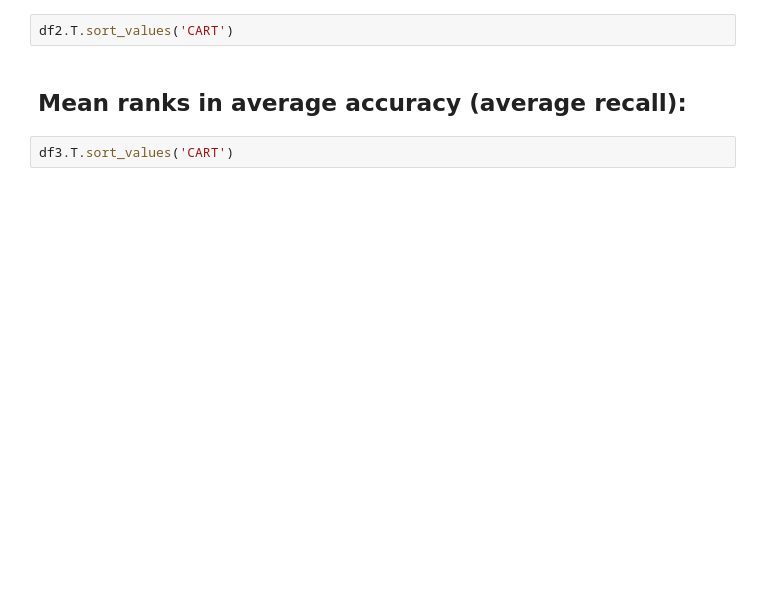
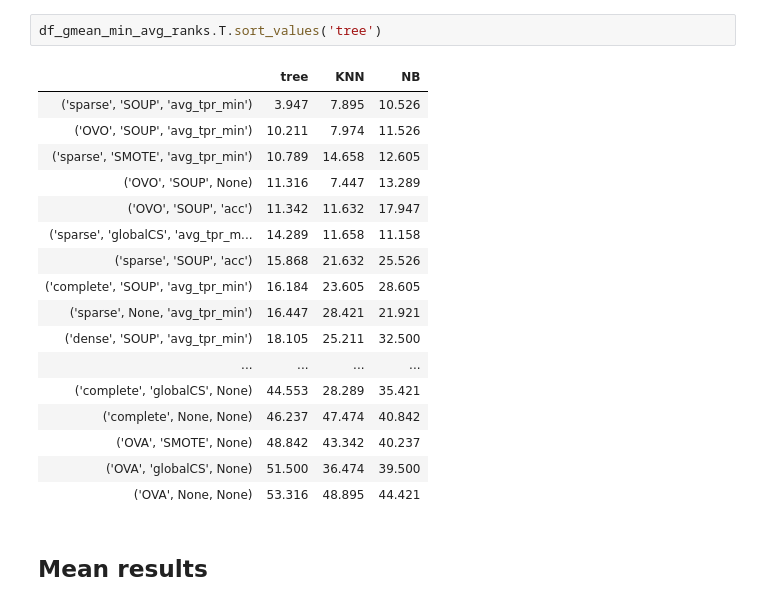
Before and after one commit to damianhorna/multi-imbalance, a Jupyter notebook: benchmarks/ensemble/ecoc.ipynb, the cells around one changed output. Saved outputs shown, nothing was run; the diff lists cells and outputs as text; blank space fills up the shorter version.

```diff
--- a/benchmarks/ensemble/ecoc.ipynb
+++ b/benchmarks/ensemble/ecoc.ipynb
@@ -157,9 +235,25 @@ df1.T.sort_values('CART')
 # %%
-df2.T.sort_values('CART')
+df_gmean_min_avg_ranks.T.sort_values('tree')
+# %% [output]
+|  | tree | KNN | NB |
+| ('sparse', 'SOUP', 'avg_tpr_min') | 3.947 | 7.895 | 10.526 |
+| ('OVO', 'SOUP', 'avg_tpr_min') | 10.211 | 7.974 | 11.526 |
+| ('sparse', 'SMOTE', 'avg_tpr_min') | 10.789 | 14.658 | 12.605 |
+| ('OVO', 'SOUP', None) | 11.316 | 7.447 | 13.289 |
+| ('OVO', 'SOUP', 'acc') | 11.342 | 11.632 | 17.947 |
+| ('sparse', 'globalCS', 'avg_tpr_m... | 14.289 | 11.658 | 11.158 |
+| ('sparse', 'SOUP', 'acc') | 15.868 | 21.632 | 25.526 |
+| ('complete', 'SOUP', 'avg_tpr_min') | 16.184 | 23.605 | 28.605 |
+| ('sparse', None, 'avg_tpr_min') | 16.447 | 28.421 | 21.921 |
+| ('dense', 'SOUP', 'avg_tpr_min') | 18.105 | 25.211 | 32.500 |
+| ... | ... | ... | ... |
+| ('complete', 'globalCS', None) | 44.553 | 28.289 | 35.421 |
+| ('complete', None, None) | 46.237 | 47.474 | 40.842 |
+| ('OVA', 'SMOTE', None) | 48.842 | 43.342 | 40.237 |
+| ('OVA', 'globalCS', None) | 51.500 | 36.474 | 39.500 |
+| ('OVA', None, None) | 53.316 | 48.895 | 44.421 |
-# %% [markdown]
-## Mean ranks in average accuracy (average recall):
-# %%
-df3.T.sort_values('CART')
+# %% [markdown]
+## Mean results
 # %%
 mean_results = dict()
 for m in methods:
```
Also changed, not shown: parts of 28 cells of this notebook.
